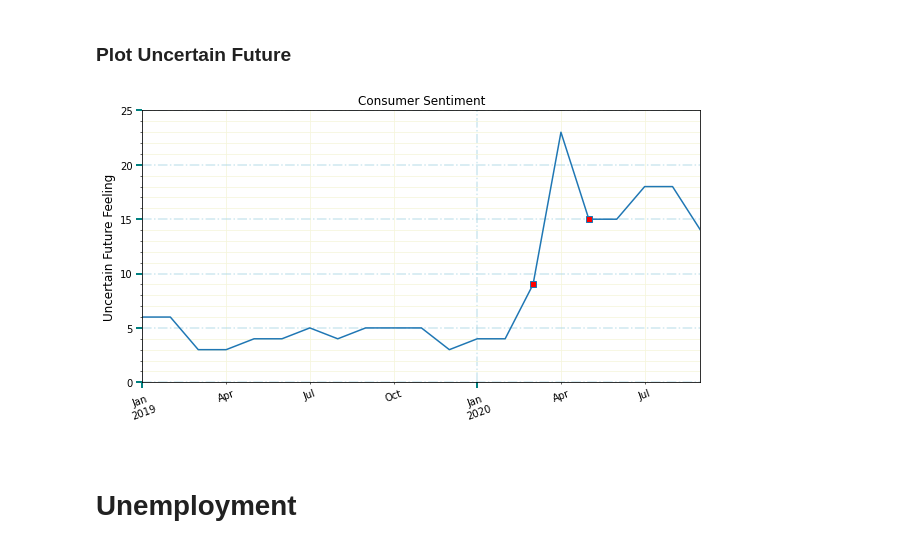
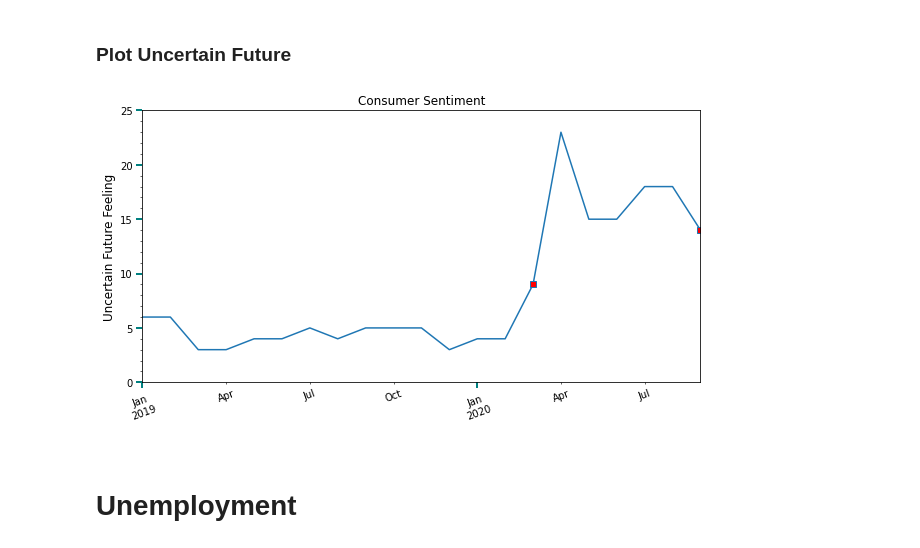
Before and after one commit to Kpearson72/carsales, a Jupyter notebook: Master_Notebook.ipynb, the cells around one changed output. Cells and saved outputs as stored; diff of their text form; code cells hidden in the pictures.

```diff
--- a/Master_Notebook.ipynb
+++ b/Master_Notebook.ipynb
@@ -584,7 +584,7 @@ customer_df
 # Group by Date to create df for historical markers.
 CSI = customer_df.groupby(['Date']).sum()
 
-datesCSI = ["2020-03-31","2020-05-31"]
+datesCSI = ["2020-03-31","2020-09-30"]
 def find_loc(CSI, dates):
     marks = []
     for date in dates:
@@ -595,32 +595,32 @@ def find_loc(CSI, dates):
 # %%
 #Bad Time and Uncertain Future plot
 
 # Line chart selection
 customer_df.plot.line(x='Date', y='Bad Time<br>Uncertain Future', figsize=(10,5), legend = False, rot=20, title="Consumer Sentiment",
                       markevery=find_loc(CSI, datesCSI), marker='s', markerfacecolor='red')
 
 # Sets the y limits
 plt.ylim(0, 25)
 
 # Provides labels
 plt.xlabel(" ", fontsize=12)
 plt.ylabel("Uncertain Future Feeling", fontsize=12)
 
 plt.tick_params(axis='both', direction='out', length=6, width=2, labelcolor = 'black',colors='teal')
 
 # Major grid lines
-plt.grid(b=True, which='major', color='lightblue', alpha=0.6, linestyle='dashdot', lw=1.5)
+# plt.grid(b=True, which='major', color='lightblue', alpha=0.6, linestyle='dashdot', lw=1.5)
 
 # Minor grid lines
 plt.minorticks_on()
-plt.grid(b=True, which='minor', color='beige', alpha=0.8, ls='-', lw=1)
+# plt.grid(b=True, which='minor', color='beige', alpha=0.8, ls='-', lw=1)
 
 # Save the figure as .png
 plt.savefig('Images/Consumer_Sentiment.png',bbox_inches="tight")
 
 plt.show(block=True)
 # %% [output]
-[figure, old version]
+[figure, new version]
 # %% [markdown]
 # Unemployment
 # %%
```
Also changed, not shown: parts of 5 cells of this notebook, 32 other files.
